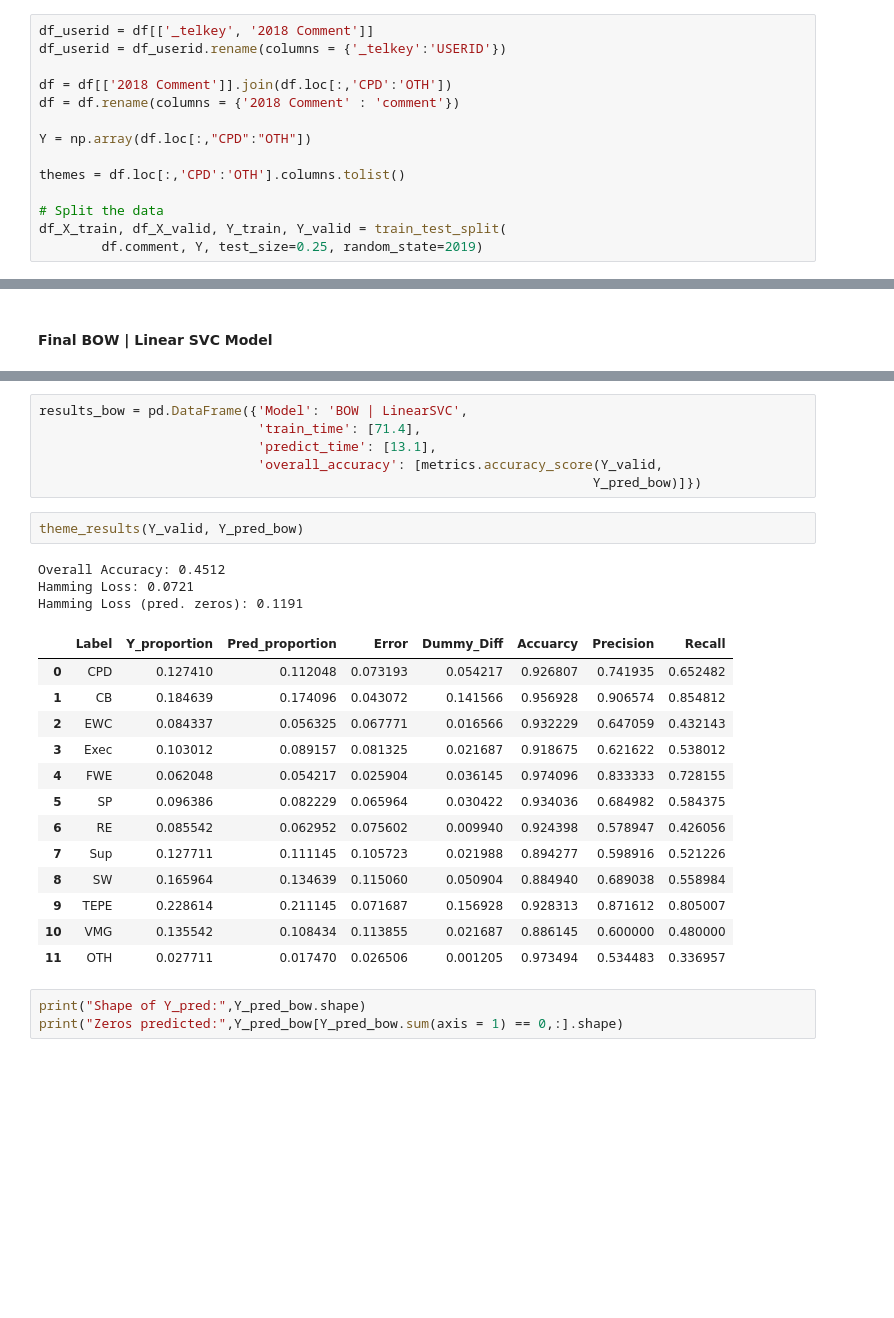
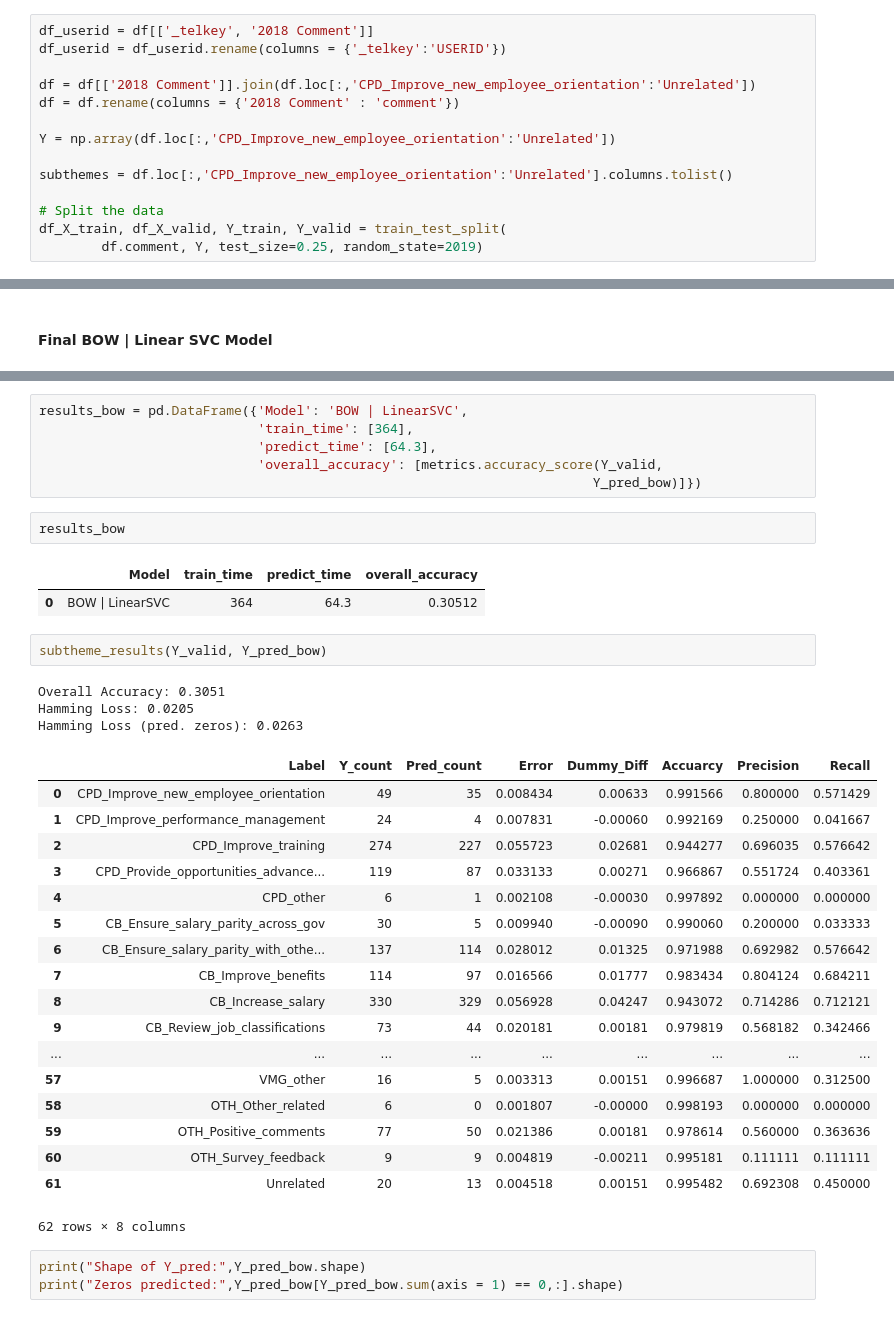
Before and after one commit to Jamienie/mds_capstone_bcstats, a Jupyter notebook: notebooks/03_aq_classification_experiments2.ipynb, the cells around one changed output, grey strips where cells are left out. Saved outputs shown, nothing was run; the diff lists cells and outputs as text; blank space fills up the shorter version.

Commit message:
Finalized classification model in a script

```diff
--- a/notebooks/03_aq_classification_experiments2.ipynb
+++ b/notebooks/03_aq_classification_experiments2.ipynb
@@ -107,12 +108,12 @@ Elapsed time to load embeddings: 2958.4 s
 df_userid = df[['_telkey', '2018 Comment']]
 df_userid = df_userid.rename(columns = {'_telkey':'USERID'})
 
-df = df[['2018 Comment']].join(df.loc[:,'CPD':'OTH'])
+df = df[['2018 Comment']].join(df.loc[:,'CPD_Improve_new_employee_orientation':'Unrelated'])
 df = df.rename(columns = {'2018 Comment' : 'comment'})
 
-Y = np.array(df.loc[:,"CPD":"OTH"])
+Y = np.array(df.loc[:,'CPD_Improve_new_employee_orientation':'Unrelated'])
 
-themes = df.loc[:,'CPD':'OTH'].columns.tolist()
+subthemes = df.loc[:,'CPD_Improve_new_employee_orientation':'Unrelated'].columns.tolist()
 
 # Split the data
 df_X_train, df_X_valid, Y_train, Y_valid = train_test_split(
@@ -344,28 +321,38 @@ Elapsed Predict time: 13.1 s
 # %%
 results_bow = pd.DataFrame({'Model': 'BOW | LinearSVC',
-                            'train_time': [71.4],
-                            'predict_time': [13.1],
+                            'train_time': [364],
+                            'predict_time': [64.3],
                             'overall_accuracy': [metrics.accuracy_score(Y_valid,
                                                                        Y_pred_bow)]})
+# %%
+results_bow
+# %% [output]
+|  | Model | train_time | predict_time | overall_accuracy |
+| 0 | BOW | LinearSVC | 364 | 64.3 | 0.30512 |
 # %%
-theme_results(Y_valid, Y_pred_bow)
+subtheme_results(Y_valid, Y_pred_bow)
 # %% [output]
-Overall Accuracy: 0.4512
-Hamming Loss: 0.0721
-Hamming Loss (pred. zeros): 0.1191
+Overall Accuracy: 0.3051
+Hamming Loss: 0.0205
+Hamming Loss (pred. zeros): 0.0263
-|  | Label | Y_proportion | Pred_proportion | Error | Dummy_Diff | Accuarcy | Precision | Recall |
-| 0 | CPD | 0.127410 | 0.112048 | 0.073193 | 0.054217 | 0.926807 | 0.741935 | 0.652482 |
-| 1 | CB | 0.184639 | 0.174096 | 0.043072 | 0.141566 | 0.956928 | 0.906574 | 0.854812 |
-| 2 | EWC | 0.084337 | 0.056325 | 0.067771 | 0.016566 | 0.932229 | 0.647059 | 0.432143 |
-| 3 | Exec | 0.103012 | 0.089157 | 0.081325 | 0.021687 | 0.918675 | 0.621622 | 0.538012 |
-| 4 | FWE | 0.062048 | 0.054217 | 0.025904 | 0.036145 | 0.974096 | 0.833333 | 0.728155 |
-| 5 | SP | 0.096386 | 0.082229 | 0.065964 | 0.030422 | 0.934036 | 0.684982 | 0.584375 |
-| 6 | RE | 0.085542 | 0.062952 | 0.075602 | 0.009940 | 0.924398 | 0.578947 | 0.426056 |
-| 7 | Sup | 0.127711 | 0.111145 | 0.105723 | 0.021988 | 0.894277 | 0.598916 | 0.521226 |
-| 8 | SW | 0.165964 | 0.134639 | 0.115060 | 0.050904 | 0.884940 | 0.689038 | 0.558984 |
-| 9 | TEPE | 0.228614 | 0.211145 | 0.071687 | 0.156928 | 0.928313 | 0.871612 | 0.805007 |
-| 10 | VMG | 0.135542 | 0.108434 | 0.113855 | 0.021687 | 0.886145 | 0.600000 | 0.480000 |
-| 11 | OTH | 0.027711 | 0.017470 | 0.026506 | 0.001205 | 0.973494 | 0.534483 | 0.336957 |
+|  | Label | Y_count | Pred_count | Error | Dummy_Diff | Accuarcy | Precision | Recall |
+| 0 | CPD_Improve_new_employee_orientation | 49 | 35 | 0.008434 | 0.00633 | 0.991566 | 0.800000 | 0.571429 |
+| 1 | CPD_Improve_performance_management | 24 | 4 | 0.007831 | -0.00060 | 0.992169 | 0.250000 | 0.041667 |
+| 2 | CPD_Improve_training | 274 | 227 | 0.055723 | 0.02681 | 0.944277 | 0.696035 | 0.576642 |
+| 3 | CPD_Provide_opportunities_advance... | 119 | 87 | 0.033133 | 0.00271 | 0.966867 | 0.551724 | 0.403361 |
+| 4 | CPD_other | 6 | 1 | 0.002108 | -0.00030 | 0.997892 | 0.000000 | 0.000000 |
+| 5 | CB_Ensure_salary_parity_across_gov | 30 | 5 | 0.009940 | -0.00090 | 0.990060 | 0.200000 | 0.033333 |
+| 6 | CB_Ensure_salary_parity_with_othe... | 137 | 114 | 0.028012 | 0.01325 | 0.971988 | 0.692982 | 0.576642 |
+| 7 | CB_Improve_benefits | 114 | 97 | 0.016566 | 0.01777 | 0.983434 | 0.804124 | 0.684211 |
+| 8 | CB_Increase_salary | 330 | 329 | 0.056928 | 0.04247 | 0.943072 | 0.714286 | 0.712121 |
+| 9 | CB_Review_job_classifications | 73 | 44 | 0.020181 | 0.00181 | 0.979819 | 0.568182 | 0.342466 |
+| ... | ... | ... | ... | ... | ... | ... | ... | ... |
+| 57 | VMG_other | 16 | 5 | 0.003313 | 0.00151 | 0.996687 | 1.000000 | 0.312500 |
+| 58 | OTH_Other_related | 6 | 0 | 0.001807 | -0.00000 | 0.998193 | 0.000000 | 0.000000 |
+| 59 | OTH_Positive_comments | 77 | 50 | 0.021386 | 0.00181 | 0.978614 | 0.560000 | 0.363636 |
+| 60 | OTH_Survey_feedback | 9 | 9 | 0.004819 | -0.00211 | 0.995181 | 0.111111 | 0.111111 |
+| 61 | Unrelated | 20 | 13 | 0.004518 | 0.00151 | 0.995482 | 0.692308 | 0.450000 |
+62 rows × 8 columns
 # %%
 print("Shape of Y_pred:",Y_pred_bow.shape)
 print("Zeros predicted:",Y_pred_bow[Y_pred_bow.sum(axis = 1) == 0,:].shape)
```
Also changed, not shown: parts of 27 cells of this notebook, 6 other files.
